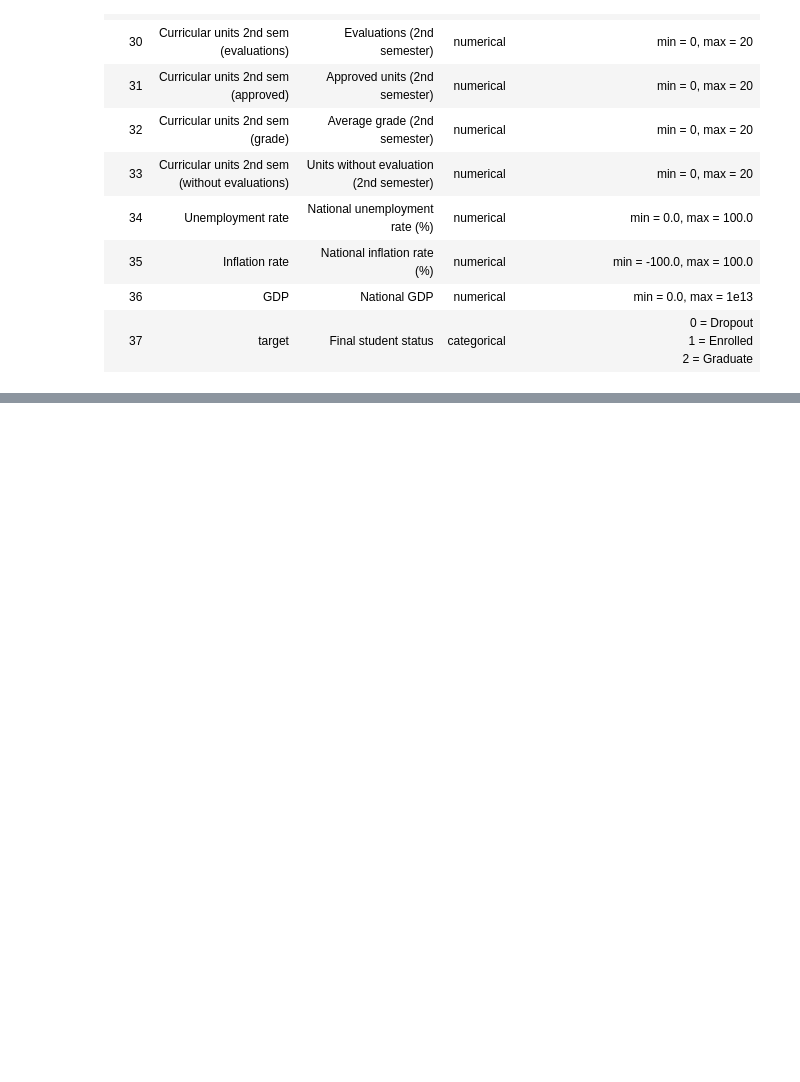
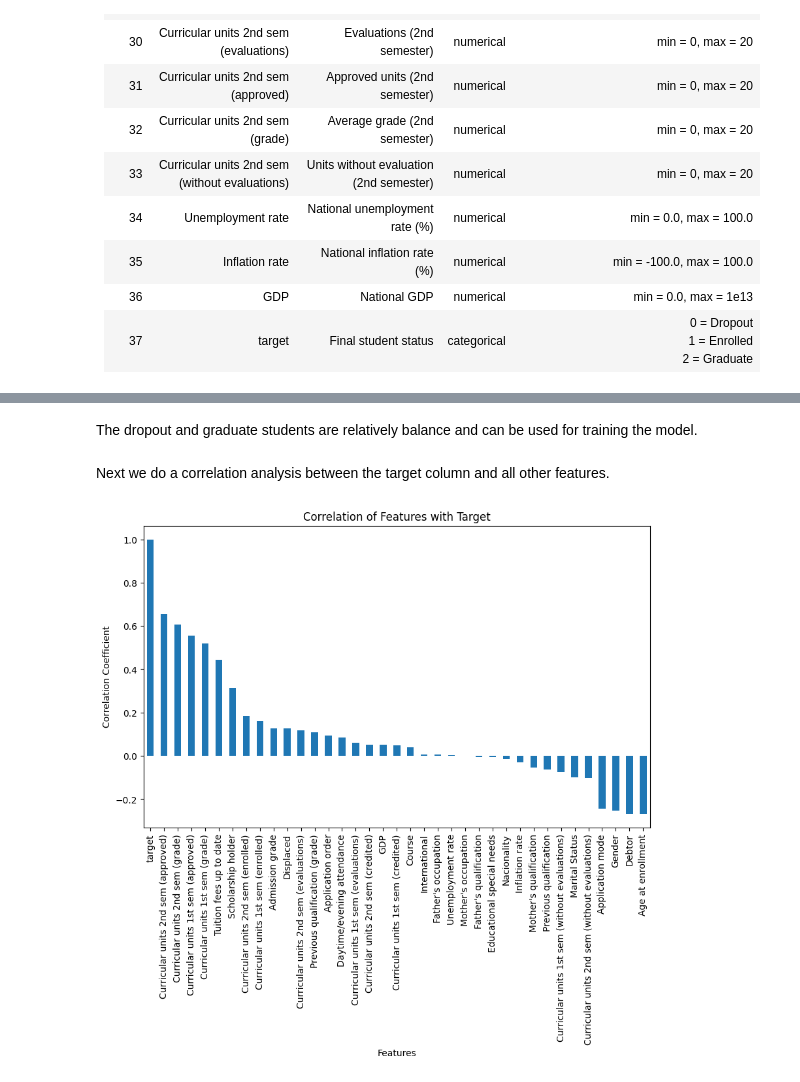
Before and after one commit to jmr-enola/AIM-AI-ML-Capstone-Project, a Jupyter notebook: files/main.ipynb, the cells around one changed output, grey strips where cells are left out. Drawn from its saved outputs; the diff is of its cells as text; code cells hidden in the pictures; blank space fills up the shorter version.

```diff
--- a/files/main.ipynb
+++ b/files/main.ipynb
@@ -477,0 +550,20 @@ Feature names match dataset columns (same order).
+# %% [markdown]
+The dropout and graduate students are relatively balance and can be used for training the model.
+# %% [markdown]
+Next we do a correlation analysis between the target column and all other features.
+# %%
+# correlation analysis between the target column and all other features and show it in a plot
+correlation_matrix = dropout_graduate_data.corr()
+target_correlation = correlation_matrix['target'].sort_values(ascending=False)
+target_correlation
+
+import matplotlib.pyplot as plt
+plt.figure(figsize=(10,6))
+target_correlation.plot(kind='bar')
+plt.title('Correlation of Features with Target')
+plt.xlabel('Features')
+plt.ylabel('Correlation Coefficient')
+plt.xticks(rotation=90)
+plt.show()
+# %% [output]
+[figure, added]
```
Also changed, not shown: parts of 19 cells of this notebook.
